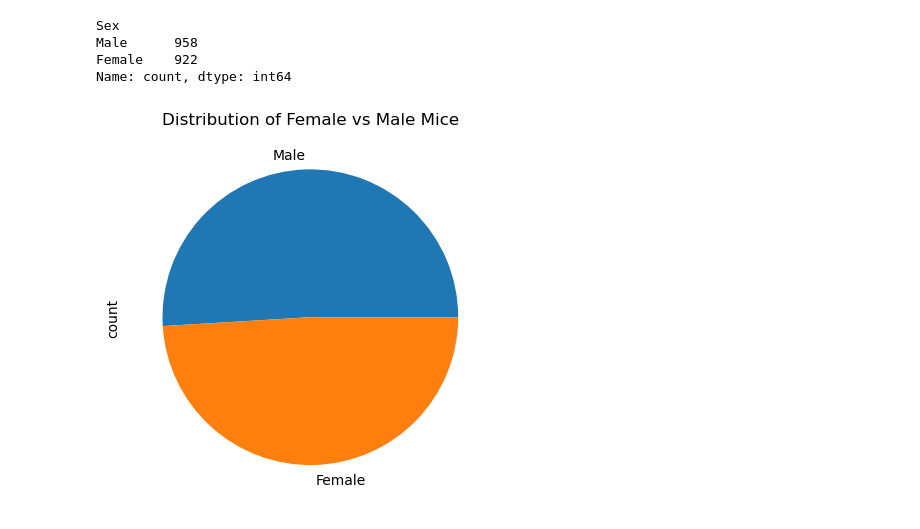
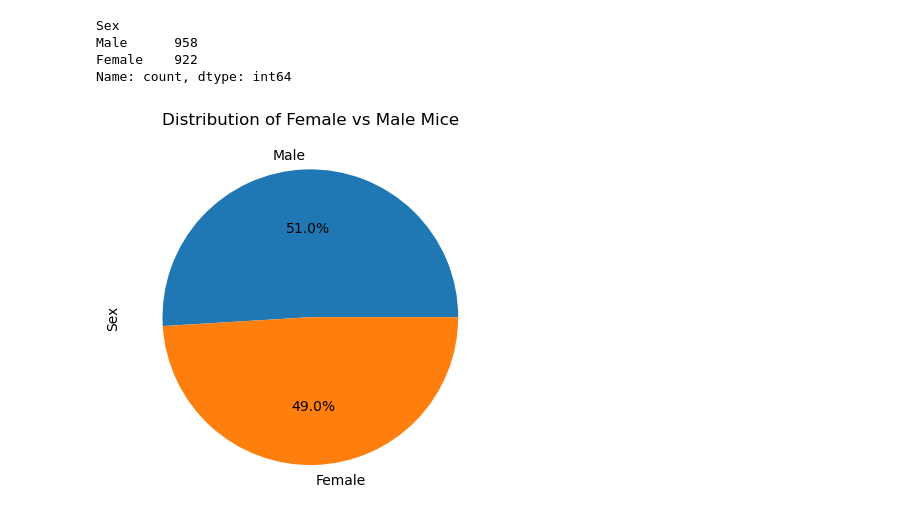
Before and after one commit to Nalchamp/Matplotlib-challenge, a Jupyter notebook: MouseStudy.ipynb, the cells around one changed output. Saved outputs shown, nothing was run; the diff lists cells and outputs as text; code cells hidden in the pictures.

```diff
--- a/MouseStudy.ipynb
+++ b/MouseStudy.ipynb
@@ -282,13 +274,14 @@ Female    922
 Name: count, dtype: int64
 # %%
 #Create Pie chart showing distribution of female versus male mice in the study. (DataFrame.plot)
-count_gender.plot(kind="pie")
+count_gender.plot(kind="pie", autopct='%1.1f%%')
 
 #Format chart
 plt.title("Distribution of Female vs Male Mice")
+plt.ylabel("Sex")
 
 plt.show()
 # %% [output]
-[figure, old version]
+[figure, new version]
 # %%
 #Create Pie chart showing distribution of female versus male mice in the study. (pyplot)
```
Also changed, not shown: parts of 15 cells of this notebook, 1 other file.
